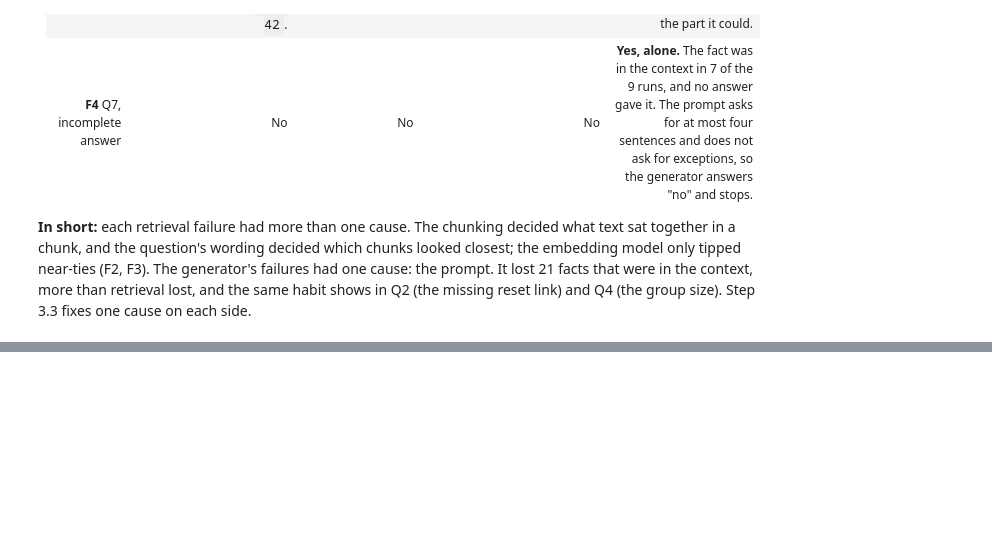
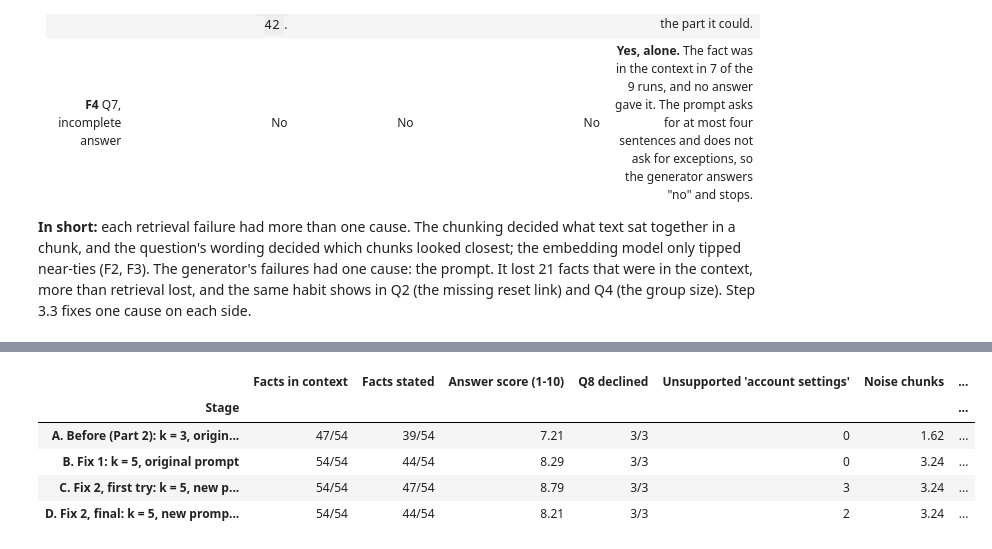
Before and after one commit to manojkmohan5/13_QuadConnect, a Jupyter notebook: rag/rag_system.ipynb, the cells around one changed output, grey strips where cells are left out. Cells and saved outputs as stored; diff of their text form; code cells hidden in the pictures; blank space fills up the shorter version.

```diff
--- a/rag/rag_system.ipynb
+++ b/rag/rag_system.ipynb
@@ -1966,0 +2035,75 @@ cause on each side.
+# %%
+SYSTEM_V2 = ("You are QuadConnect's help assistant. Answer the student's question using only the handbook excerpts "
+             "below. Give every fact from the excerpts that answers the question, including any exception, limit or "
+             "setting the student can change. If the excerpts answer only part of the question, answer that part and "
+             "say which part the handbook does not cover. If they do not answer it at all, say that the handbook "
+             "does not cover it, and do not guess. Keep the answer to at most five sentences, and cite the excerpts "
+             "you used by their numbers, such as [1] or [2].")
+SYSTEM_V3 = ("You are QuadConnect's help assistant. Answer the student's question using only the handbook excerpts "
+             "below. Give every fact from the excerpts that answers the question, including any exception, limit or "
+             "setting the excerpts mention, and add nothing that they do not say. If the excerpts answer only part "
+             "of the question, answer that part and say which part they do not cover. If they do not answer it at "
+             "all, say that the handbook does not cover it, and do not guess. Keep the answer to at most five "
+             "sentences, and cite the excerpts you used by their numbers, such as [1] or [2].")
+PROMPT_NAMES = {SYSTEM: "original", SYSTEM_V2: "new, first try", SYSTEM_V3: "new, final"}
+
+
+def run_variant(test, size, strategy, k, system):
+    """One question with a given k and system prompt: retrieve, generate and score, as in Step 2.2."""
+    hits, timing = retrieve(test["Query"], size, strategy, k)
+    messages = build_messages(test["Query"], hits)
+    messages[0] = {"role": "system", "content": system}
+    reply = generate(messages)
+    require(reply.get("answer") is not None, f"no saved answer for {test['Q']} ({size}, {strategy}, k = {k}): "
+            "set GROQ_API_KEY")
+    stated, declined, invented, score = score_answer(test, reply["answer"])
+    facts = test["Facts"]
+    relevant = [any(e in body for f in facts for e in f["Evidence"]) for body in hits["Body"]]
+    return {"Q": test["Q"], "Size": size, "Strategy": strategy, "k": k, "Prompt": PROMPT_NAMES[system],
+            "Facts": len(facts),
+            "Facts in context": sum(any(e in body for body in hits["Body"] for e in f["Evidence"]) for f in facts),
+            "Facts stated": sum(stated), "Answer score": score, "Declined": declined, "Invented": bool(invented),
+            "Noise chunks": k - sum(relevant), "Retrieved": ", ".join(hits["Chunk"]),
+            "Prompt tokens": reply.get("prompt_tokens"), "Generate (s)": reply["latency_s"], "Answer": reply["answer"]}
+
+
+STAGES = {"A. Before (Part 2): k = 3, original prompt": (3, SYSTEM),
+          "B. Fix 1: k = 5, original prompt": (5, SYSTEM),
+          "C. Fix 2, first try: k = 5, new prompt (first try)": (5, SYSTEM_V2),
+          "D. Fix 2, final: k = 5, new prompt (final)": (5, SYSTEM_V3)}
+saved_before = len(CACHE)
+FIXES = pd.DataFrame([{"Stage": stage, **run_variant(test, size, "Hybrid", k, system)}
+                      for stage, (k, system) in STAGES.items() for size in EMBEDDERS for test in TESTS])
+OTHER_FAILURES = [("Q1", "Medium", "Fixed"), ("Q7", "Medium", "Fixed"), ("Q7", "Large", "Fixed")]
+OTHERS = pd.DataFrame([{"Stage": stage, **run_variant(next(t for t in TESTS if t["Q"] == q), size, strategy, k,
+                                                      system)}
+                       for stage, (k, system) in STAGES.items() for q, size, strategy in OTHER_FAILURES])
+ALL_FIXES = pd.concat([FIXES, OTHERS], ignore_index=True)
+ALL_FIXES["Mentions account settings"] = ALL_FIXES["Answer"].str.contains("account settings", case=False)
+ALL_FIXES.to_csv(RESULTS / "fixes.csv", index=False, lineterminator="\n")
+print(f"{len(ALL_FIXES)} runs; {len(CACHE) - saved_before} answers generated now, the rest reused "
+      "(stage A is Part 2's own runs). Saved to results/fixes.csv")
+
+
+def stage_summary(frame):
+    rows = []
+    for stage, part in frame.groupby("Stage", sort=False):
+        answerable_part = part[part["Facts"] > 0]
+        rows.append({"Stage": stage,
+                     "Facts in context": f"{answerable_part['Facts in context'].sum()}/{answerable_part['Facts'].sum()}",
+                     "Facts stated": f"{answerable_part['Facts stated'].sum()}/{answerable_part['Facts'].sum()}",
+                     "Answer score (1-10)": answerable_part["Answer score"].mean(),
+                     "Q8 declined": f"{part.loc[part['Facts'] == 0, 'Answer score'].eq(10).sum()}/"
+                                    f"{(part['Facts'] == 0).sum()}",
+                     "Unsupported 'account settings'": int(part["Answer"].str.contains("account settings",
+                                                                                     case=False).sum()),
+                     "Noise chunks": answerable_part["Noise chunks"].mean(),
+                     "Prompt tokens": part["Prompt tokens"].mean(), "Generate (s, median)": part["Generate (s)"].median()})
+    return pd.DataFrame(rows).set_index("Stage")
+
+
+FIX_SUMMARY = stage_summary(FIXES)
+print("Hybrid chunks, all three models, all eight questions (21 answerable runs and 54 key facts per stage):")
+display(FIX_SUMMARY.round(2))
+FIX_SUMMARY.to_csv(RESULTS / "fixes_summary.csv", lineterminator="\n")
+# %% [output]
@@ -1966,0 +2112,6 @@ cause on each side.
+|  | Facts in context | Facts stated | Answer score (1-10) | Q8 declined | Unsupported 'account settings' | Noise chunks | ... |
+| Stage |  |  |  |  |  |  | ... |
+| A. Before (Part 2): k = 3, origin... | 47/54 | 39/54 | 7.21 | 3/3 | 0 | 1.62 | ... |
+| B. Fix 1: k = 5, original prompt | 54/54 | 44/54 | 8.29 | 3/3 | 0 | 3.24 | ... |
+| C. Fix 2, first try: k = 5, new p... | 54/54 | 47/54 | 8.79 | 3/3 | 3 | 3.24 | ... |
+| D. Fix 2, final: k = 5, new promp... | 54/54 | 44/54 | 8.21 | 3/3 | 2 | 3.24 | ... |
```
Also changed, not shown: parts of 18 cells of this notebook, 13 other files.
